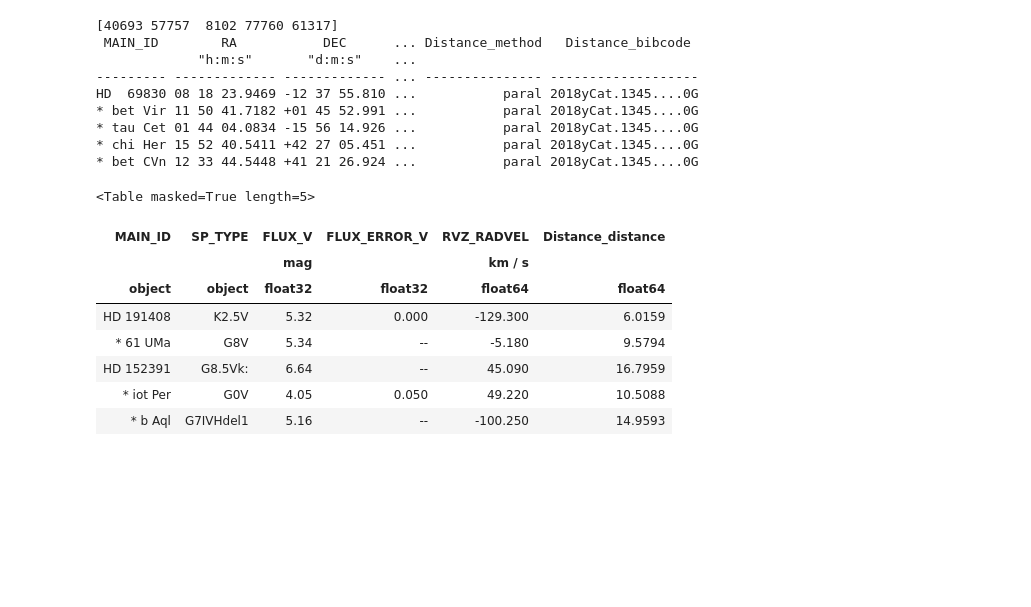
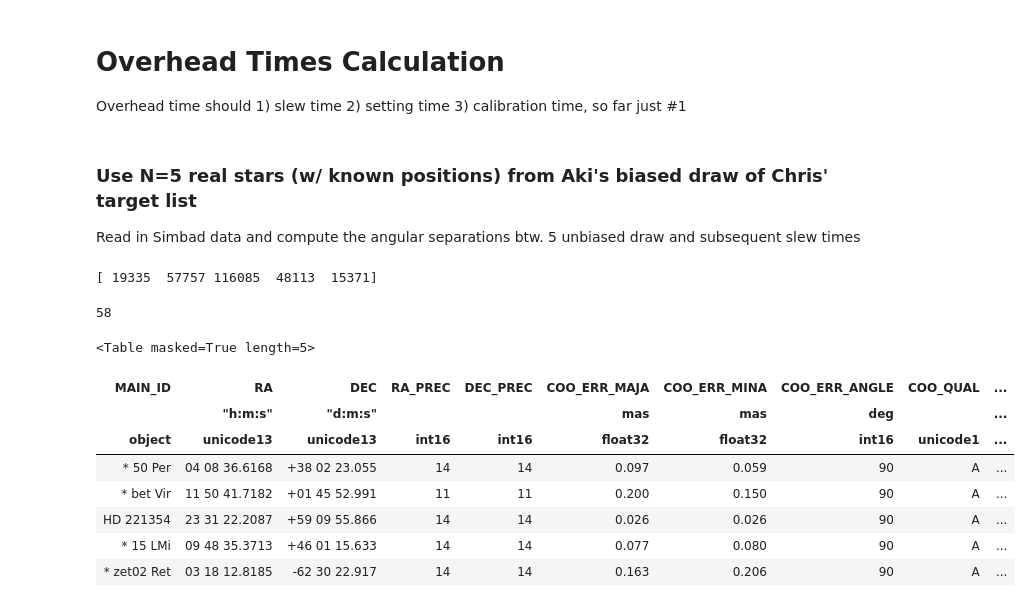
Before and after one commit to jlustigy/luvoir_hec_drm, a Jupyter notebook: astrometry.ipynb, the cells around one changed output. Cells and saved outputs as stored; diff of their text form; code cells hidden in the pictures; blank space fills up the shorter version.

```diff
--- a/astrometry.ipynb
+++ b/astrometry.ipynb
@@ -8 +74,5 @@ import matplotlib.pylab as plt
+# %% [markdown]
+# Overhead Times Calculation #
+
+Overhead time should 1) slew time 2) setting time 3) calibration time, so far just #1
 # %%
@@ -52,8 +116,44 @@ def get_angular_separation(ra1, dec1, ra2, dec2):
+# %% [markdown]
+### Use N=5 real stars (w/ known positions) from Aki's biased draw of Chris' target list ###
+
+Read in Simbad data and compute the angular separations btw. 5 unbiased draw and subsequent slew times
 # %%
+def read_simbad_table(obj_name, **kwargs):
+    """Read in Astroquery results from Simbad given object name (str)
+
+    Parameter
+    ---------
+    obj_name : (str or list of str) name(s) of object
+
+    kwargs (optional)
+    ------
+    votfields : (list) list of votable field keywords, from http://simbad.u-strasbg.fr/Pages/guide/sim-fscript.htx
+                default is ['sptype', 'fluxdata(V)', 'velocity', 'distance']
+    """
+    customSimbad = Simbad()
+    votfields = kwargs.pop('votfields', ['sptype', 'fluxdata(V)', 'velocity', 'distance'])
+#    customSimbad.add_votable_fields('sptype')
+#    customSimbad.add_votable_fields('fluxdata(V)')
+#    customSimbad.add_votable_fields('velocity')
+#    customSimbad.add_votable_fields('distance')
+    for vf in votfields:
+        customSimbad.add_votable_fields(vf)
+    if type(obj_name) is str:
+        result_table = customSimbad.query_object(obj_name)
+    else:
+        result_table = customSimbad.query_objects(obj_name)
+    return result_table
+
+
+
 ## read in the biased draw from Aki and make 5 unbiased draws from them
 Ndraw=5
+np.random.seed(1)
 obj_names_all = np.loadtxt('inputs/luvoir-A_stars.txt', usecols=(0,), delimiter=',', skiprows=1).astype(int)
-obj_names = np.random.choice(obj_names_all, size=Ndraw, replace=False)
+stellar_types = np.loadtxt('inputs/luvoir-A_stars.txt', usecols=(2,), delimiter=',', dtype=str, skiprows=1)
+stellar_distances = np.loadtxt('inputs/luvoir-A_stars.txt', usecols=(1,), delimiter=',', skiprows=1)
+idraw = np.random.choice(np.arange(len(obj_names_all)), size=Ndraw, replace=False)
+obj_names = obj_names_all[idraw]#np.random.choice(obj_names_all, size=Ndraw, replace=False)
 print(obj_names)
 
 ## stack each Simbad query results vertically in Astropy Table
@@ -62,26 +162,21 @@ print(obj_names)
 #    result = vstack([result, read_simbad_table("Hip"+str(obj_names[ii]))])
 obj_names = np.core.defchararray.add("HIP", obj_names.astype(str))
 result = read_simbad_table(obj_names)
-print(result)
 # %% [output]
-[40693 57757  8102 77760 61317]
- MAIN_ID        RA           DEC      ... Distance_method   Distance_bibcode
-             "h:m:s"       "d:m:s"    ...
---------- ------------- ------------- ... --------------- -------------------
-HD  69830 08 18 23.9469 -12 37 55.810 ...           paral 2018yCat.1345....0G
-* bet Vir 11 50 41.7182 +01 45 52.991 ...           paral 2018yCat.1345....0G
-* tau Cet 01 44 04.0834 -15 56 14.926 ...           paral 2018yCat.1345....0G
-* chi Her 15 52 40.5411 +42 27 05.451 ...           paral 2018yCat.1345....0G
-* bet CVn 12 33 44.5448 +41 21 26.924 ...           paral 2018yCat.1345....0G
+[ 19335  57757 116085  48113  15371]
+# %%
+print(len(obj_names_all))
+# %% [output]
+58
 # %%
-result['MAIN_ID', 'SP_TYPE', 'FLUX_V', 'FLUX_ERROR_V', 'RVZ_RADVEL', 'Distance_distance']
+result#['MAIN_ID', 'SP_TYPE', 'FLUX_V', 'FLUX_ERROR_V', 'RVZ_RADVEL', 'Distance_distance']
 # %% [output]
 <Table masked=True length=5>
-| MAIN_ID | SP_TYPE | FLUX_V | FLUX_ERROR_V | RVZ_RADVEL | Distance_distance |
-|  |  | mag |  | km / s |  |
-| object | object | float32 | float32 | float64 | float64 |
-| HD 191408 | K2.5V | 5.32 | 0.000 | -129.300 | 6.0159 |
-| * 61 UMa | G8V | 5.34 | -- | -5.180 | 9.5794 |
-| HD 152391 | G8.5Vk: | 6.64 | -- | 45.090 | 16.7959 |
-| * iot Per | G0V | 4.05 | 0.050 | 49.220 | 10.5088 |
-| * b Aql | G7IVHdel1 | 5.16 | -- | -100.250 | 14.9593 |
+| MAIN_ID | RA | DEC | RA_PREC | DEC_PREC | COO_ERR_MAJA | COO_ERR_MINA | COO_ERR_ANGLE | COO_QUAL | ... |
+|  | "h:m:s" | "d:m:s" |  |  | mas | mas | deg |  | ... |
+| object | unicode13 | unicode13 | int16 | int16 | float32 | float32 | int16 | unicode1 | ... |
+| * 50 Per | 04 08 36.6168 | +38 02 23.055 | 14 | 14 | 0.097 | 0.059 | 90 | A | ... |
+| * bet Vir | 11 50 41.7182 | +01 45 52.991 | 11 | 11 | 0.200 | 0.150 | 90 | A | ... |
+| HD 221354 | 23 31 22.2087 | +59 09 55.866 | 14 | 14 | 0.026 | 0.026 | 90 | A | ... |
+| * 15 LMi | 09 48 35.3713 | +46 01 15.633 | 14 | 14 | 0.077 | 0.080 | 90 | A | ... |
+| * zet02 Ret | 03 18 12.8185 | -62 30 22.917 | 14 | 14 | 0.163 | 0.206 | 90 | A | ... |
```
Also changed, not shown: parts of 22 cells of this notebook.
